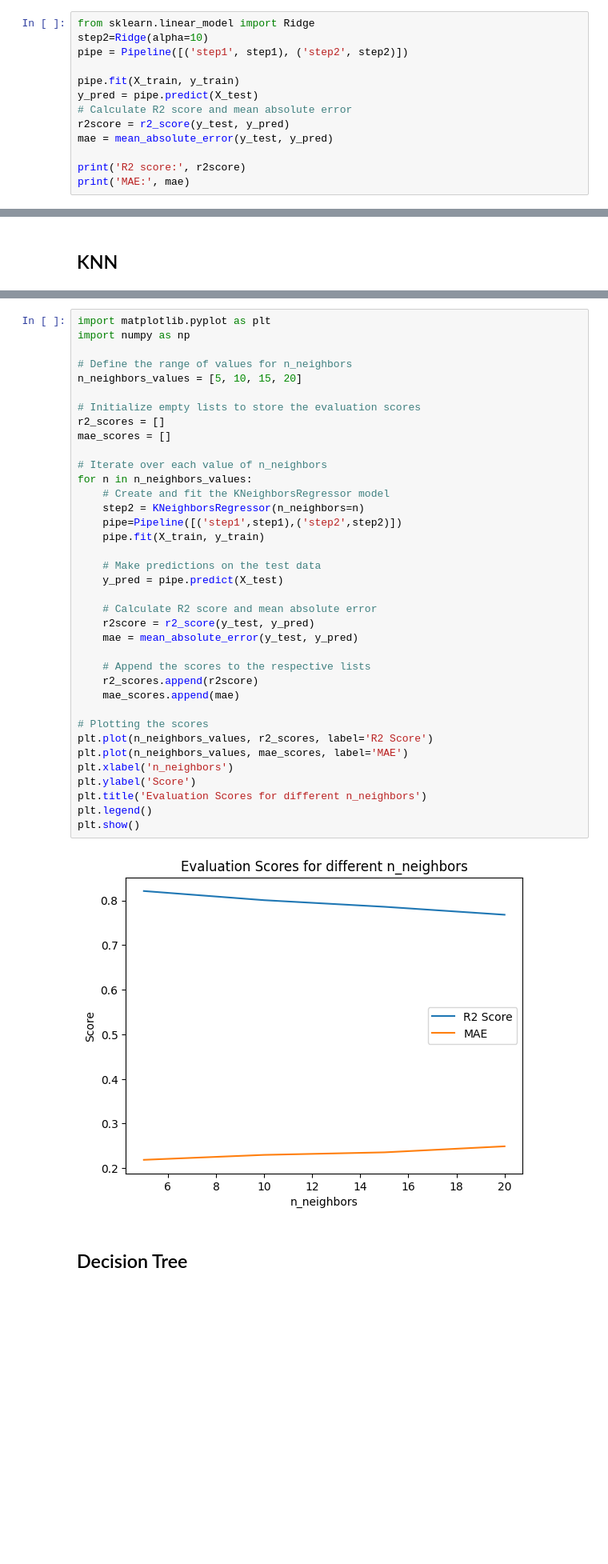
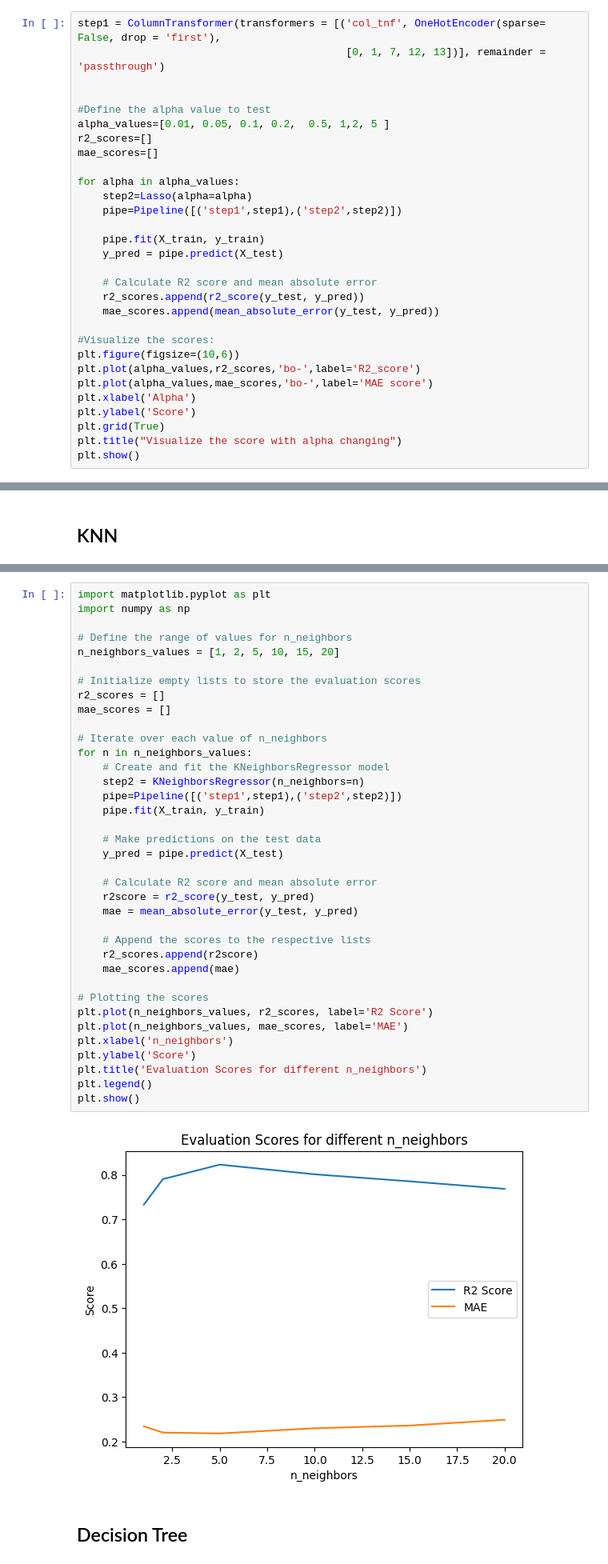
Before and after one commit to Doccocaubai710/LaptopPricePrediction_MachineLearningProject, a Jupyter notebook: laptop-price-predictor.ipynb, the cells around one changed output, grey strips where cells are left out. Shown at 80% size. Saved outputs shown, nothing was run; the diff lists cells and outputs as text; blank space fills up the shorter version.

```diff
--- a/laptop-price-predictor.ipynb
+++ b/laptop-price-predictor.ipynb
@@ -946,14 +944,31 @@ plt.show()
 # %%
-from sklearn.linear_model import Ridge
-step2=Ridge(alpha=10)
-pipe = Pipeline([('step1', step1), ('step2', step2)])
+step1 = ColumnTransformer(transformers = [('col_tnf', OneHotEncoder(sparse= False, drop = 'first'),
+                                           [0, 1, 7, 12, 13])], remainder = 'passthrough')
 
-pipe.fit(X_train, y_train)
-y_pred = pipe.predict(X_test)
-# Calculate R2 score and mean absolute error
-r2score = r2_score(y_test, y_pred)
-mae = mean_absolute_error(y_test, y_pred)
 
-print('R2 score:', r2score)
-print('MAE:', mae)
+#Define the alpha value to test
+alpha_values=[0.01, 0.05, 0.1, 0.2,  0.5, 1,2, 5 ]
+r2_scores=[]
+mae_scores=[]
+
+for alpha in alpha_values:
+    step2=Lasso(alpha=alpha)
+    pipe=Pipeline([('step1',step1),('step2',step2)])
+
+    pipe.fit(X_train, y_train)
+    y_pred = pipe.predict(X_test)
+
+    # Calculate R2 score and mean absolute error
+    r2_scores.append(r2_score(y_test, y_pred))
+    mae_scores.append(mean_absolute_error(y_test, y_pred))
+
+#Visualize the scores:
+plt.figure(figsize=(10,6))
+plt.plot(alpha_values,r2_scores,'bo-',label='R2_score')
+plt.plot(alpha_values,mae_scores,'bo-',label='MAE score')
+plt.xlabel('Alpha')
+plt.ylabel('Score')
+plt.grid(True)
+plt.title("Visualize the score with alpha changing")
+plt.show()
 # %% [output]
@@ -1004,40 +1018,40 @@ import matplotlib.pyplot as plt
 import numpy as np
 
 # Define the range of values for n_neighbors
-n_neighbors_values = [5, 10, 15, 20]
+n_neighbors_values = [1, 2, 5, 10, 15, 20]
 
 # Initialize empty lists to store the evaluation scores
 r2_scores = []
 mae_scores = []
 
 # Iterate over each value of n_neighbors
 for n in n_neighbors_values:
     # Create and fit the KNeighborsRegressor model
     step2 = KNeighborsRegressor(n_neighbors=n)
     pipe=Pipeline([('step1',step1),('step2',step2)])
     pipe.fit(X_train, y_train)
 
     # Make predictions on the test data
     y_pred = pipe.predict(X_test)
 
     # Calculate R2 score and mean absolute error
     r2score = r2_score(y_test, y_pred)
     mae = mean_absolute_error(y_test, y_pred)
 
     # Append the scores to the respective lists
     r2_scores.append(r2score)
     mae_scores.append(mae)
 
 # Plotting the scores
 plt.plot(n_neighbors_values, r2_scores, label='R2 Score')
 plt.plot(n_neighbors_values, mae_scores, label='MAE')
 plt.xlabel('n_neighbors')
 plt.ylabel('Score')
 plt.title('Evaluation Scores for different n_neighbors')
 plt.legend()
 plt.show()
 # %% [output]
-[figure, old version]
+[figure, new version]
 # %% [markdown]
 ## Decision Tree
 # %%
```
Also changed, not shown: parts of 21 cells of this notebook, 1 other file.
